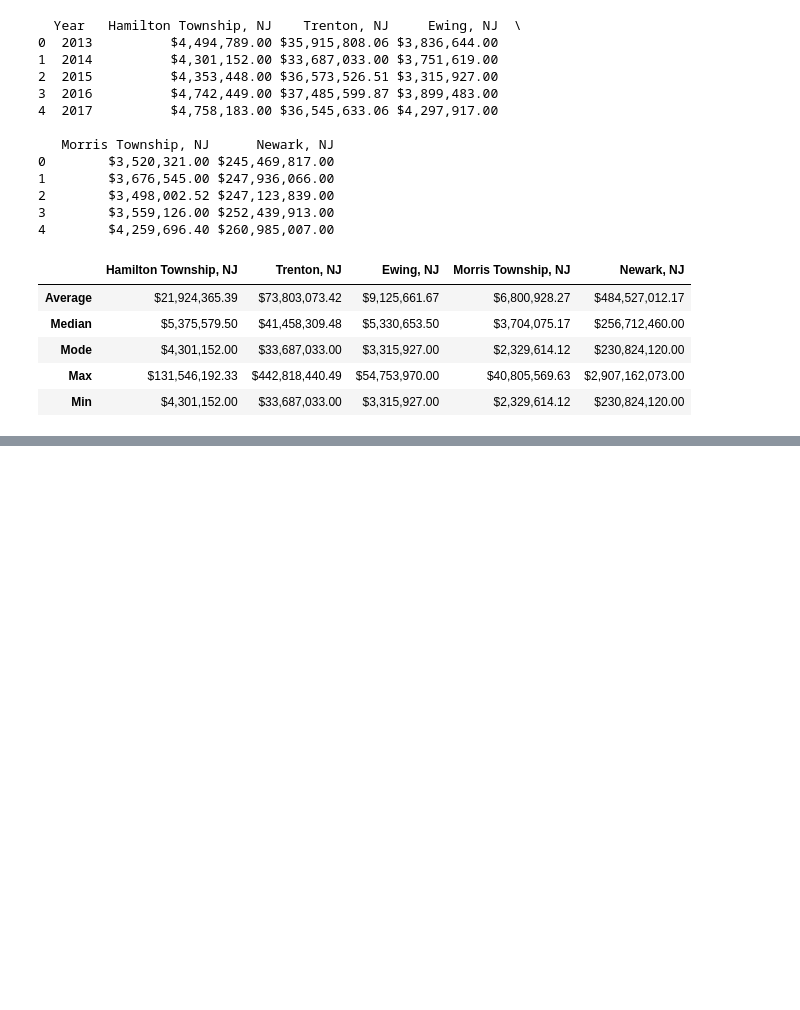
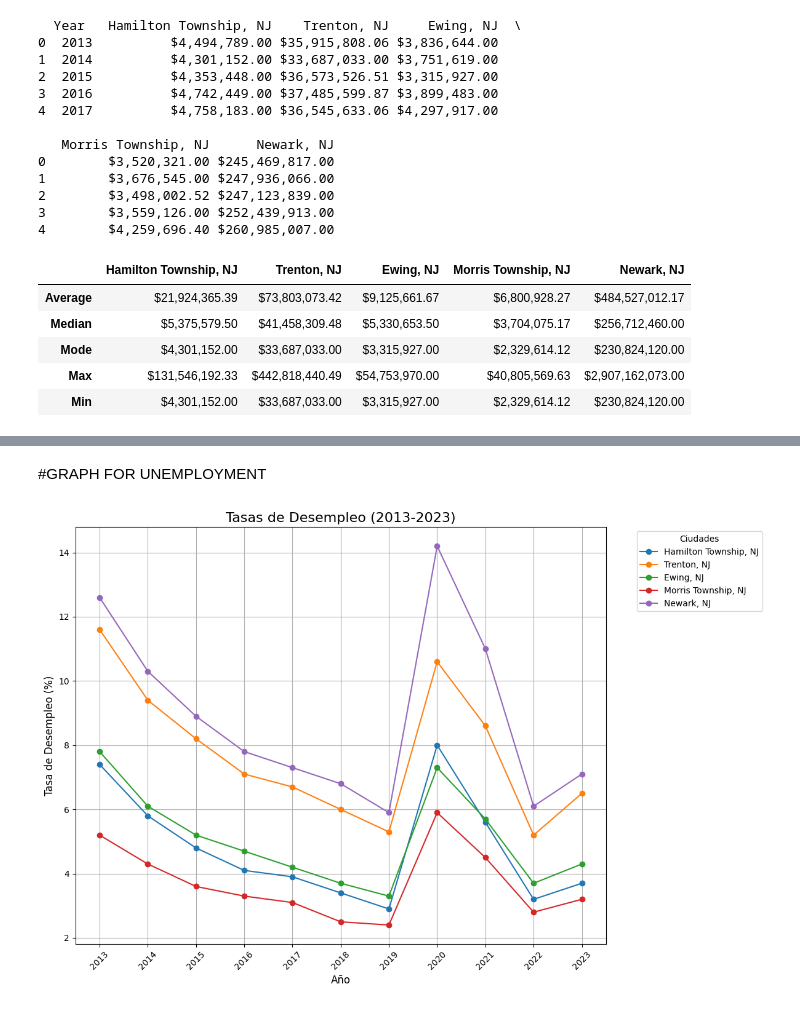
Before and after one commit to erikaguiracocha/Capstone-Project, a Jupyter notebook: capstoneproject1.ipynb, the cells around one changed output, grey strips where cells are left out. Saved outputs shown, nothing was run; the diff lists cells and outputs as text; code cells hidden in the pictures; blank space fills up the shorter version.

```diff
--- a/capstoneproject1.ipynb
+++ b/capstoneproject1.ipynb
@@ -181,0 +218,35 @@ df_stats
+# %% [markdown]
+#GRAPH FOR UNEMPLOYMENT
+# %%
+import pandas as pd
+import matplotlib.pyplot as plt
+
+# Cargar el archivo CSV desde el enlace
+url = "https://raw.githubusercontent.com/erikaguiracocha/Data-Visualization-2025/refs/heads/main/unemployment%20rates.csv"
+data = pd.read_csv(url)
+
+# Filtrar los datos para los años entre 2013 y 2023
+filtered_data = data[(data['Year'] >= 2013) & (data['Year'] <= 2023)]
+
+# Graficar las tasas de desempleo a lo largo de los años para cada ciudad
+plt.figure(figsize=(12, 8))
+
+# Graficar para cada ciudad
+for city in filtered_data.columns[1:]:  # Excluimos la columna 'Year'
+    plt.plot(filtered_data['Year'], filtered_data[city], label=city, marker='o')
+
+# Agregar título y etiquetas
+plt.title('Tasas de Desempleo (2013-2023)', fontsize=16)
+plt.xlabel('Año', fontsize=12)
+plt.ylabel('Tasa de Desempleo (%)', fontsize=12)
+
+# Mejorar visualización
+plt.xticks(filtered_data['Year'], rotation=45)  # Asegurarse de que todos los años estén visibles
+plt.grid(True)
+plt.legend(title="Ciudades", bbox_to_anchor=(1.05, 1), loc='upper left')
+
+# Mostrar el gráfico
+plt.tight_layout()  # Ajusta el gráfico para que no se corte
+plt.show()
+# %% [output]
+[figure, added]
```
Also changed, not shown: parts of 7 cells of this notebook.
